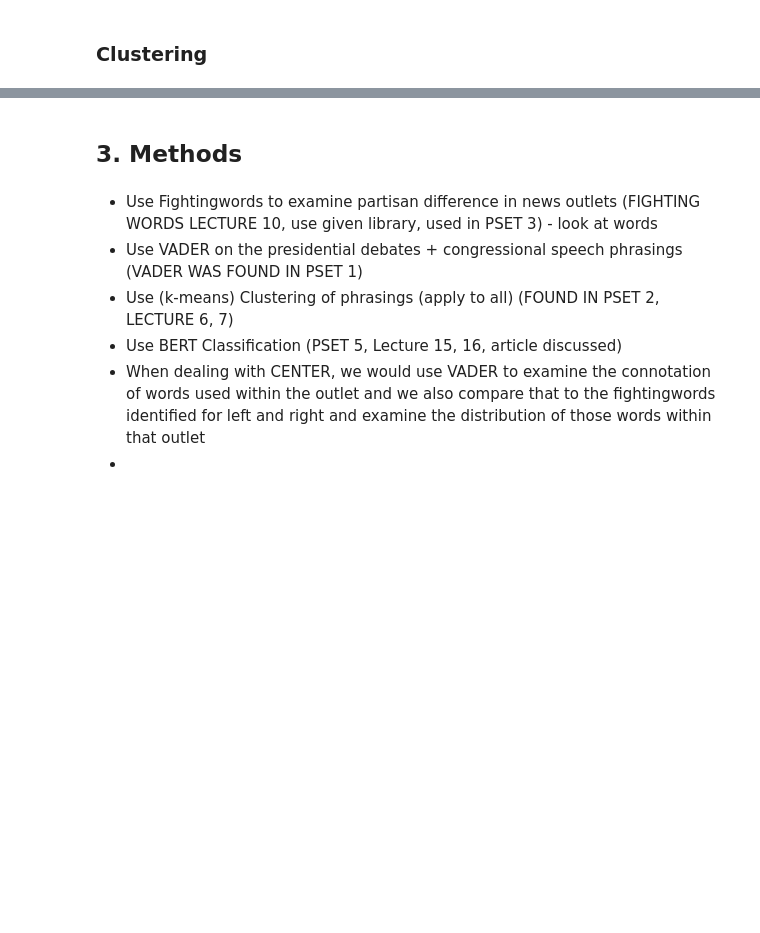
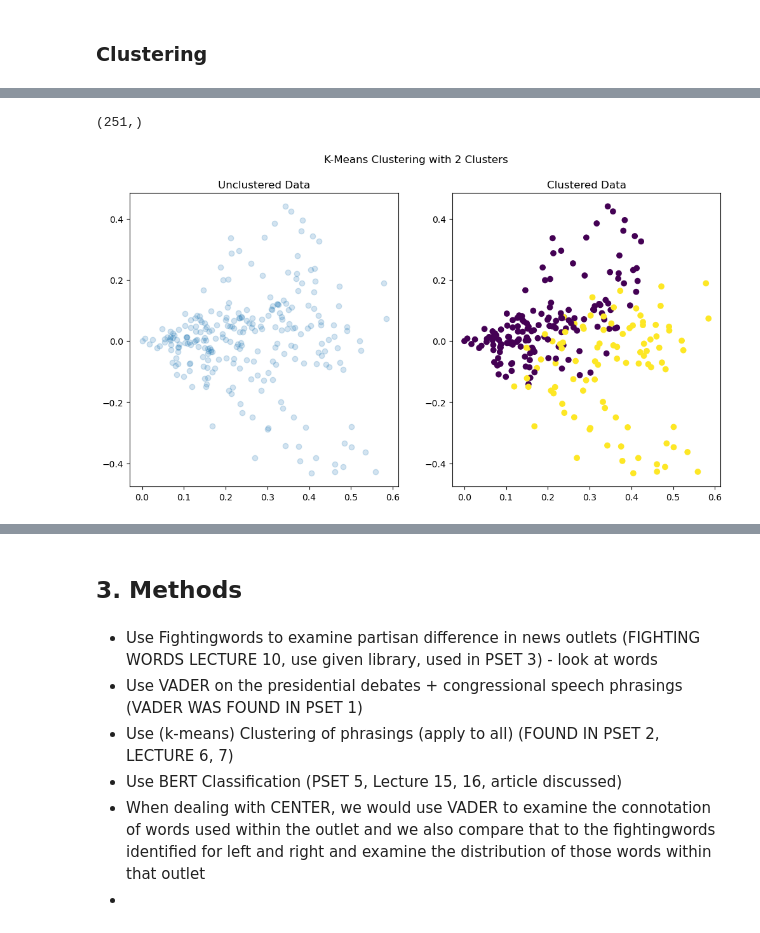
Before and after one commit to stephychen1/info3350-final, a Jupyter notebook: clustering.ipynb, the cells around one changed output, grey strips where cells are left out. Saved outputs shown, nothing was run; the diff lists cells and outputs as text; code cells hidden in the pictures; blank space fills up the shorter version.

```diff
--- a/clustering.ipynb
+++ b/clustering.ipynb
@@ -1740,0 +1486,19 @@ print(prez_mean)
+# %%
+outlet_df = [cnn_data_frame,fox_data_frame,wsj_data_frame,nyp_data_frame,nyt_data_frame]
+combined_outlet = []
+
+for df in outlet_df:
+    combined_outlet.extend(df['Article_Content'].tolist())
+
+print(len(combined_outlet)) #making sure that there are 251 news articles across 5 outlets
+
+vectorizer = TfidfVectorizer(binary=False, norm='l2', use_idf=True,
+                             stop_words='english',
+                             preprocessor=pre_proc)
+outlet_features = vectorizer.fit_transform(combined_outlet)
+
+print(f"Matrix shape:{outlet_features .shape}")
+vectorizer.get_feature_names_out()
+
+print(f"Original Prez Debate Document: {combined_outlet[0]}")
+print(f"Prez Debate Document Features:{vectorizer.inverse_transform(outlet_features)}")
@@ -1740,0 +1523,7 @@ print(prez_mean)
+# %%
+y_pred_2 = KMeans(n_clusters=2, n_init='auto').fit_predict(outlet_features)
+print(y_pred_2.shape)
+plot_compare(outlet_features, y_pred_2,'K-Means Clustering with 2 Clusters')
+# %% [output]
+(251,)
+[figure, added]
```
Also changed, not shown: parts of 57 cells of this notebook.
